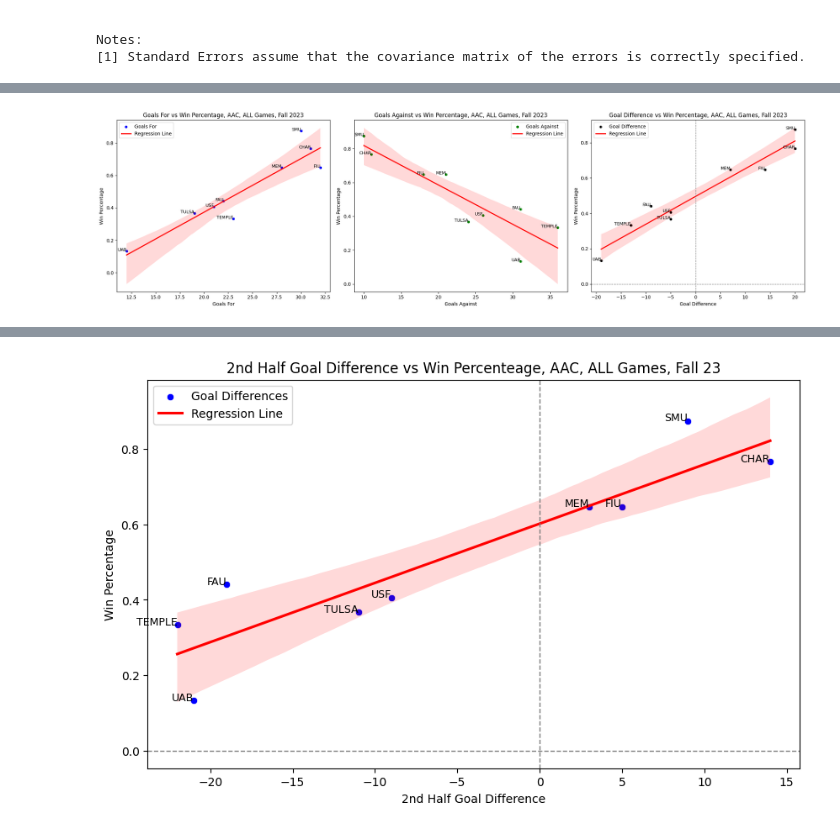
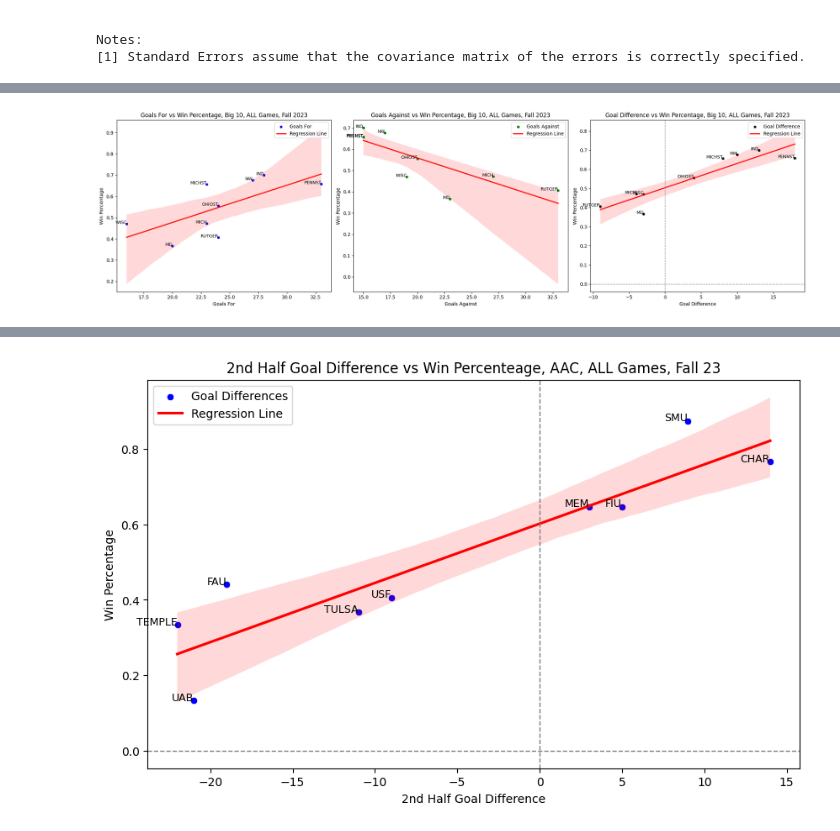
Before and after one commit to AimanFariz/Soccer-Analytics, a Jupyter notebook: NCAA_D1_F23_Big_10.ipynb, the cells around one changed output, grey strips where cells are left out. Saved outputs shown, nothing was run; the diff lists cells and outputs as text; code cells hidden in the pictures.

```diff
--- a/NCAA_D1_F23_Big_10.ipynb
+++ b/NCAA_D1_F23_Big_10.ipynb
@@ -28,7 +28,7 @@ from IPython.display import display
 # Set the maximum number of columns to be displayed
 pd.set_option('display.max_columns', None)
 
-Big_10_F23 = pd.read_csv("NCAA D1 Soccer Fall 23 - Big_10.csv")
+Big_10_F23 = pd.read_csv("NCAA D1 Soccer Fall 23 - Big 10.csv")
 
 # data.head() # run this to see first 5 columns
 
@@ -529,9 +516,9 @@ Big_10_F23_Merged
 # %%
 # List of teams to drop
-teams_to_drop = ['BELMNT', 'C ARK', 'FGCU','GA ST', 'LIPSCO','MO ST','ORU']  # Replace these with the actual team names you want to drop
+teams_to_drop = ['IND','MD','MICH','MICHST','NW','OHIOST','PENNST','RUTGER','WISC']  # Replace these with the actual team names you want to drop
 
 # Drop the specified teams
-Big_10_F23_Merged = Big_10_F23_Merged[~Big_10_F23_Merged['Teams'].isin(teams_to_drop)]
+Big_10_F23_Merged = Big_10_F23_Merged[Big_10_F23_Merged['Teams'].isin(teams_to_drop)]
 
 # Display the updated DataFrame
 Big_10_F23_Merged
@@ -563,7 +550,7 @@ fig, axes = plt.subplots(1, 3, figsize=(21, 6))  # Adjusted figsize to accommoda
 # Scatter plot and regression line for GF ~ wpc
 sns.scatterplot(x='GF', y='wpc', data=Big_10_F23_Merged, ax=axes[0], color='blue', label='Goals For')
 sns.regplot(x='GF', y='wpc', data=Big_10_F23_Merged, ax=axes[0], scatter=False, color='red', label='Regression Line')
-axes[0].set_title('Goals For vs Win Percentage, Big_10, ALL Games, Fall 2023')
+axes[0].set_title('Goals For vs Win Percentage, Big 10, ALL Games, Fall 2023')
 axes[0].set_xlabel('Goals For')
 axes[0].set_ylabel('Win Percentage')
 
@@ -579,7 +566,7 @@ axes[0].legend()
 # Scatter plot and regression line for GA ~ wpc
 sns.scatterplot(x='GA', y='wpc', data=Big_10_F23_Merged, ax=axes[1], color='green', label='Goals Against')
 sns.regplot(x='GA', y='wpc', data=Big_10_F23_Merged, ax=axes[1], scatter=False, color='red', label='Regression Line')
-axes[1].set_title('Goals Against vs Win Percentage, Big_10, ALL Games, Fall 2023')
+axes[1].set_title('Goals Against vs Win Percentage, Big 10, ALL Games, Fall 2023')
 axes[1].set_xlabel('Goals Against')
 axes[1].set_ylabel('Win Percentage')
 
@@ -587,32 +574,32 @@ axes[1].set_ylabel('Win Percentage')
 for index, row in Big_10_F23_Merged.iterrows():
     axes[1].text(row['GA'],
                  row['wpc'],
                  row['Teams'],
                  fontsize=9, ha='right')
 
 
 axes[1].legend()
 
 # Scatter plot and regression line for GD ~ wpc
 sns.scatterplot(x='GD', y='wpc', data=Big_10_F23_Merged, ax=axes[2], color='black', label='Goal Difference')
 sns.regplot(x='GD', y='wpc', data=Big_10_F23_Merged, ax=axes[2], scatter=False, color='red', label='Regression Line')
-axes[2].set_title('Goal Difference vs Win Percentage, Big_10, ALL Games, Fall 2023')
+axes[2].set_title('Goal Difference vs Win Percentage, Big 10, ALL Games, Fall 2023')
 axes[2].set_xlabel('Goal Difference')
 axes[2].set_ylabel('Win Percentage')
 
 # Add team labels to the GD plot
 for index, row in Big_10_F23_Merged.iterrows():
     axes[2].text(row['GD'],
                  row['wpc'],
                  row['Teams'],
                  fontsize=9, ha='right')
 
 axes[2].legend()
 plt.axhline(0, color='gray', linestyle='--', linewidth=1)
 plt.axvline(0, color='gray', linestyle='--', linewidth=1)
 
 # Show the plots
 plt.tight_layout()
 plt.show()
 # %% [output]
-[figure, old version]
+[figure, new version]
```
Also changed, not shown: parts of 32 cells of this notebook.
